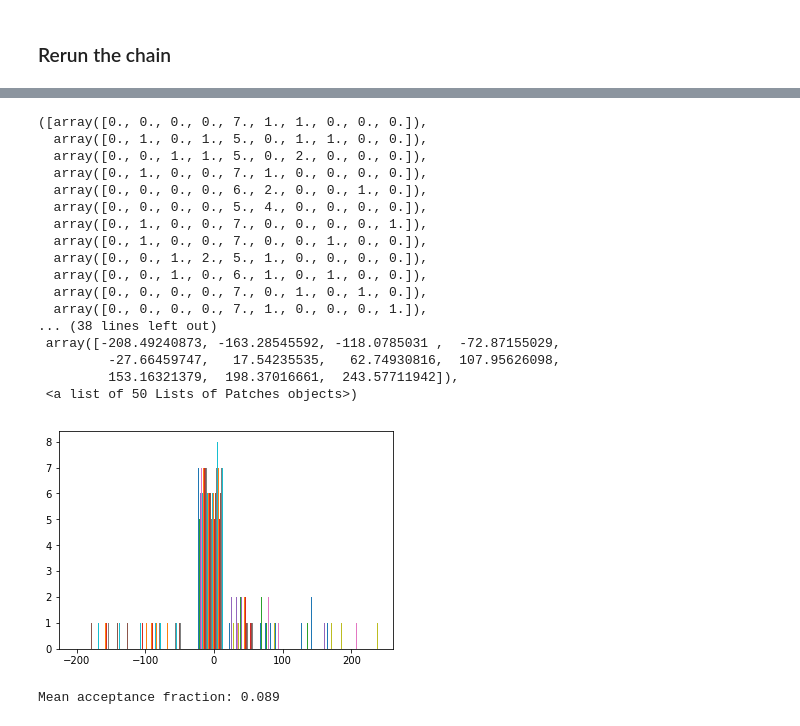
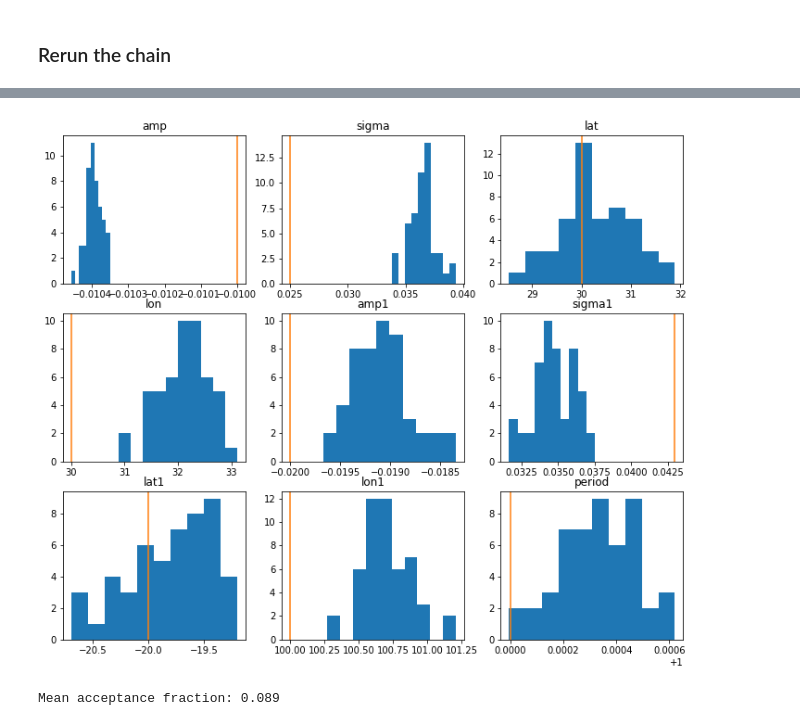
Before and after one commit to RebeccaYoung1997/DifferentialRotation, a Jupyter notebook: spotAnnotated4solveperiodTRASH.ipynb, the cells around one changed output, grey strips where cells are left out. Drawn from its saved outputs; the diff is of its cells as text; code cells hidden in the pictures.

```diff
--- a/spotAnnotated4solveperiodR.ipynb
+++ b/spotAnnotated4solveperiodTRASH.ipynb
@@ -97,7 +61,7 @@ def model(amp,sigma,lat,lon, amp1, sigma1, lat1, lon1, period):
     map.inc =  60.0
     map.add_spot(amp=amp, sigma=sigma, lat=lat, lon=lon)
     map.add_spot(amp=amp1, sigma=sigma1, lat=lat1, lon=lon1) #new
-    return map.flux(theta=360/p*t)
+    return map.flux(theta=360/period*t)
 # %%
 import emcee
 # %% [markdown]
@@ -191,7 +163,7 @@ Priors can be defined as the total knowns before data. Because we have converted
 # %%
 def lnprior(params):
     amplitude, sigma, latitude, longitude, amp1, sigma1, lat1, lon1, period = params
-    return lnAmplitude(amplitude)+lnSigma(sigma)+lnLatitude(latitude)+lnLongitude(longitude)+lnAmplitude1(amp1)+lnSigma1(sigma1)+lnLatitude1(lat1)+lnLongitude1(lon1)+lnPeriod(period)
+    return lnAmplitude(amplitude)+lnSigma(sigma)+lnLatitude(latitude)+lnLongitude(longitude)+lnAmplitude1(amp1)+lnSigma1(sigma1)+lnLatitude1(lat1)+lnLongitude1(lon1)+lnPeriod(period)+lnOrderingPrior(latitude,lat1)
 # %% [markdown]
 The total probability is the sum of the natural log of the priors and the natural log of the likelihood.
 # %%
@@ -210,11 +182,11 @@ initial_pos = []
 for x in range(nwalkers):
     amplitude = np.random.uniform(-0.03, 0)
     sigma = np.random.uniform(0.01, 0.04)
-    latitude = np.random.uniform(-90,90)
+    latitude = np.random.uniform(0,90)
     longitude = np.random.uniform(-180,180)
     amp1= np.random.uniform(-0.03,0)
     sigma1 = np.random.uniform(0.01, 0.06)
-    lat1 = np.random.uniform(-90,90)
+    lat1 = np.random.uniform(-90,0)
     lon1 = np.random.uniform(-180,180)
     period = np.random.uniform(0.9,1.1)
     initial_pos.append([amplitude, sigma, latitude, longitude, amp1, sigma1, lat1, lon1, period])
@@ -260,0 +239,7 @@ for R in range(ndim):
+# %%
+print(walkersample.shape)
+sampler.lnprobability.shape
+meanprob = np.mean(sampler.lnprobability[:,1500:], axis=1)
+goodwalkers = walkersample[meanprob > -2000,1500:]
+print(meanprob > -2000)
+goodwalkers.shape
@@ -261,40 +254,40 @@ for R in range(ndim):
 # %%
-meanamplitude = np.mean(sampler.chain[:,-1,0])
+meanamplitude = np.mean(goodwalkers[:,-1,0])
 print(meanamplitude)
-meansigma = np.mean(sampler.chain[:,-1,1])
+meansigma = np.mean(goodwalkers[:,-1,1])
 print(meansigma)
-meanlat = np.mean(sampler.chain[:,-1,2])
+meanlat = np.mean(goodwalkers[:,-1,2])
 print(meanlat)
-meanlon = np.mean(sampler.chain[:,-1,3])
+meanlon = np.mean(goodwalkers[:,-1,3])
 print(meanlon)
-meanamplitude1 = np.mean(sampler.chain[:,-1,4])
+meanamplitude1 = np.mean(goodwalkers[:,-1,4])
 print(meanamplitude1)
-meansigma1 = np.mean(sampler.chain[:,-1,5])
+meansigma1 = np.mean(goodwalkers[:,-1,5])
 print(meansigma1)
-meanlat1 = np.mean(sampler.chain[:,-1,6])
+meanlat1 = np.mean(goodwalkers[:,-1,6])
 print(meanlat1)
-meanlon1 = np.mean(sampler.chain[:,-1,7])
+meanlon1 = np.mean(goodwalkers[:,-1,7])
 print(meanlon1)
-meanperiod = np.mean(sampler.chain[:,-1,8])
+meanperiod = np.mean(goodwalkers[:,-1,8])
 print(meanperiod)
 
-stdamplitude = np.std(sampler.chain[:,-1,0])
+stdamplitude = np.std(goodwalkers[:,-1,0])
 print(stdamplitude)
-stdsigma = np.std(sampler.chain[:,-1,1])
+stdsigma = np.std(goodwalkers[:,-1,1])
 print(stdsigma)
-stdlat = np.std(sampler.chain[:,-1,2])
+stdlat = np.std(goodwalkers[:,-1,2])
 print(stdlat)
-stdlon = np.std(sampler.chain[:,-1,3])
+stdlon = np.std(goodwalkers[:,-1,3])
 print(stdlon)
-stdamplitude1 = np.std(sampler.chain[:,-1,4])
+stdamplitude1 = np.std(goodwalkers[:,-1,4])
 print(stdamplitude1)
-stdsigma1 = np.std(sampler.chain[:,-1,5])
+stdsigma1 = np.std(goodwalkers[:,-1,5])
 print(stdsigma1)
-stdlat1 = np.std(sampler.chain[:,-1,6])
+stdlat1 = np.std(goodwalkers[:,-1,6])
 print(stdlat1)
-stdlon1 = np.std(sampler.chain[:,-1,7])
+stdlon1 = np.std(goodwalkers[:,-1,7])
 print(meanlon1)
-stdperiod = np.std(sampler.chain[:,-1,8])
+stdperiod = np.std(goodwalkers[:,-1,8])
 print(stdperiod)
 
 
@@ -317,7 +310,10 @@ for x in range(nwalkers):
 
 
 
-#newwalkers= mean + std *np.random.randn(nwalkers)
-transposed = np.transpose(newwalkers)
-plt.hist(newwalkers)
+fig, ax = plt.subplots(3, 3, figsize=(12, 10))
+ax = ax.flatten()
+for k in range(9):
+    ax[k].hist(np.array(newwalkers)[:, k])
+    ax[k].axvline(truths[k], color="C1")
+    ax[k].set_title(names[k])
 # %% [output]
@@ -342,21 +338,4 @@ plt.hist(newwalkers)
-([array([0., 0., 0., 0., 7., 1., 1., 0., 0., 0.]),
-  array([0., 1., 0., 1., 5., 0., 1., 1., 0., 0.]),
-  array([0., 0., 1., 1., 5., 0., 2., 0., 0., 0.]),
-  array([0., 1., 0., 0., 7., 1., 0., 0., 0., 0.]),
-  array([0., 0., 0., 0., 6., 2., 0., 0., 1., 0.]),
-  array([0., 0., 0., 0., 5., 4., 0., 0., 0., 0.]),
-  array([0., 1., 0., 0., 7., 0., 0., 0., 0., 1.]),
-  array([0., 1., 0., 0., 7., 0., 0., 1., 0., 0.]),
-  array([0., 0., 1., 2., 5., 1., 0., 0., 0., 0.]),
-  array([0., 0., 1., 0., 6., 1., 0., 1., 0., 0.]),
-  array([0., 0., 0., 0., 7., 0., 1., 0., 1., 0.]),
-  array([0., 0., 0., 0., 7., 1., 0., 0., 0., 1.]),
-... (38 lines left out)
- array([-208.49240873, -163.28545592, -118.0785031 ,  -72.87155029,
-         -27.66459747,   17.54235535,   62.74930816,  107.95626098,
-         153.16321379,  198.37016661,  243.57711942]),
- <a list of 50 Lists of Patches objects>)
-[figure, old version]
+[figure, new version]
 # %%
 sampler.reset()
 for sample in sampler.sample(newwalkers, iterations=3000, progress=True):
```
Also changed, not shown: parts of 16 cells of this notebook.
